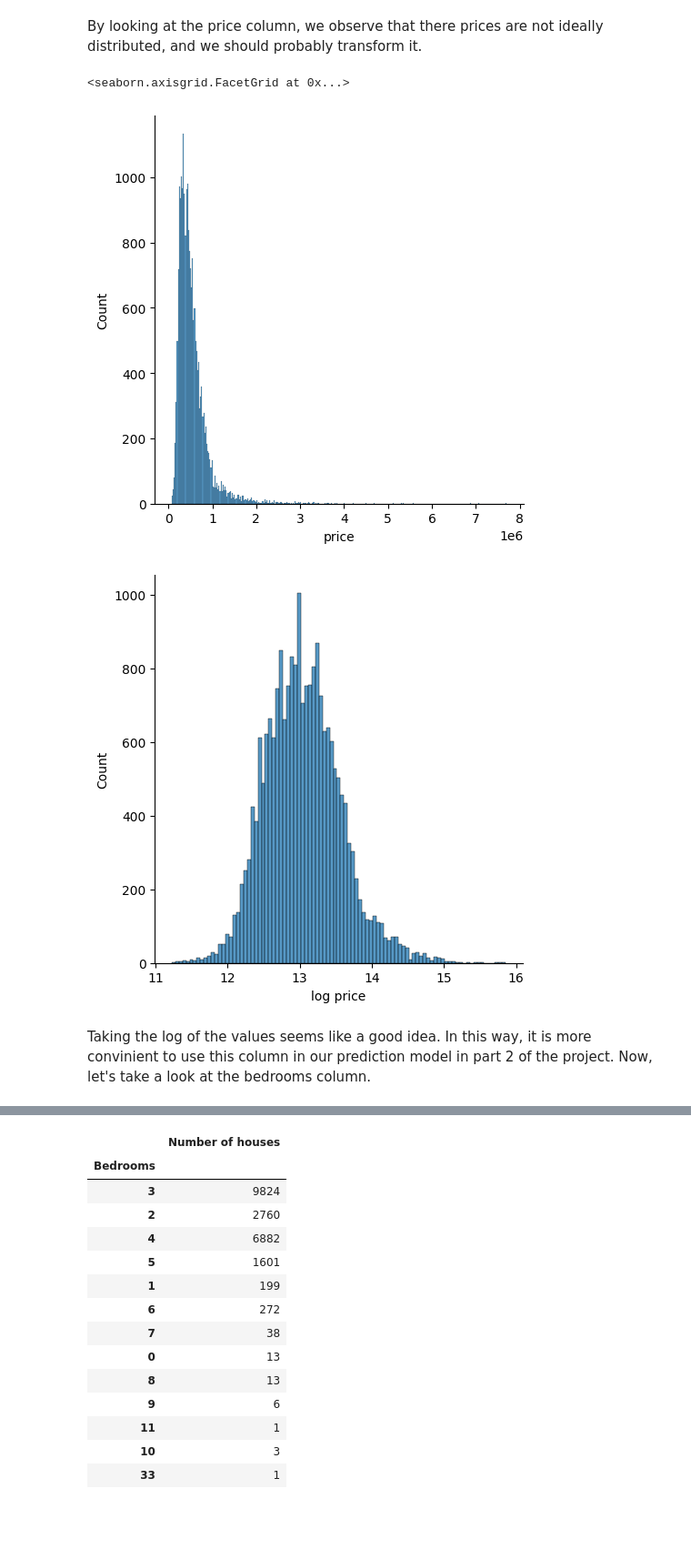
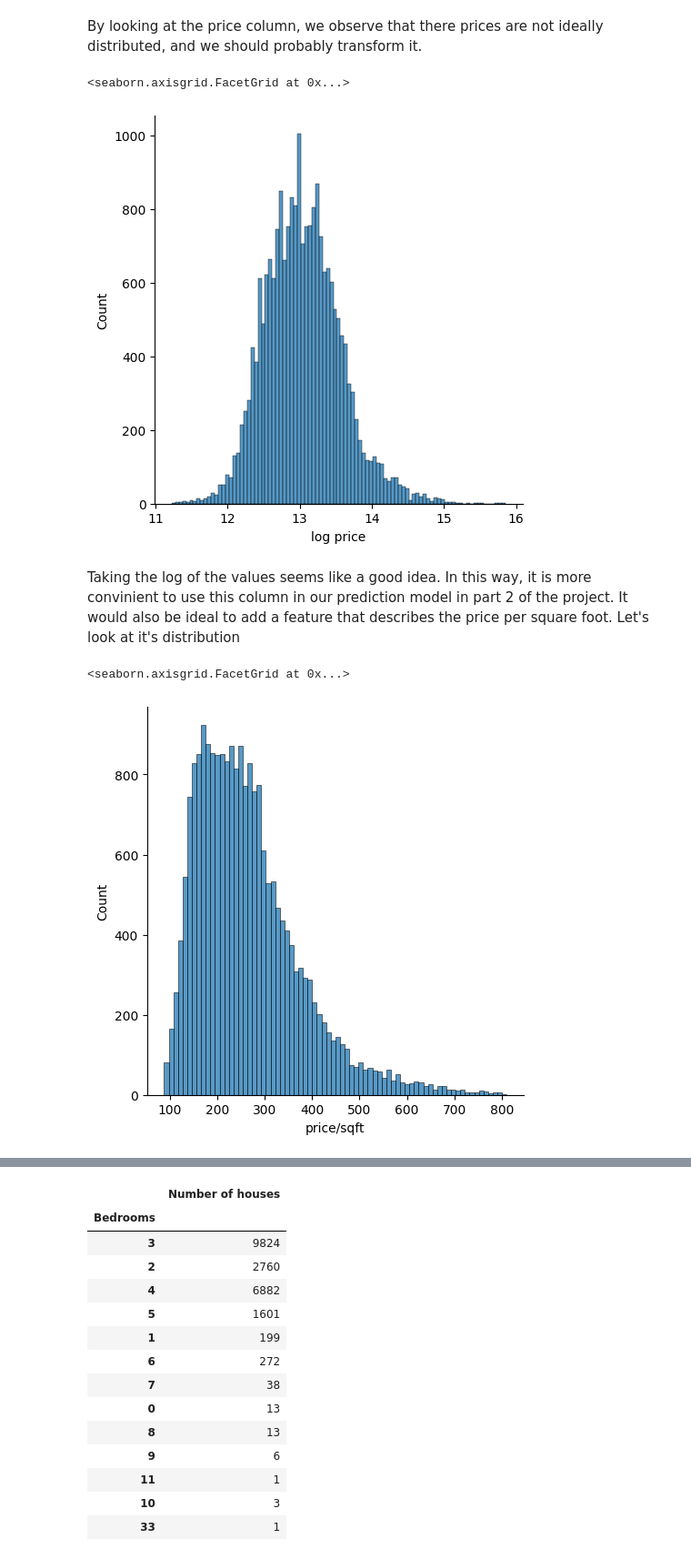
Before and after one commit to Sanketb2312/Info251-final-project, a Jupyter notebook: houseprediction.ipynb, the cells around one changed output, grey strips where cells are left out. Shown: that part at 91% size. Cells and saved outputs as stored; diff of their text form; code cells hidden in the pictures; blank space fills up the shorter version.

```diff
--- a/houseprediction.ipynb
+++ b/houseprediction.ipynb
@@ -139,13 +149,16 @@ data.head()
 # %% [markdown]
 By looking at the price column, we observe that there prices are not ideally distributed, and we should probably transform it.
 # %%
-
-sns.displot(data['price'])
 data['log price'] = data['price'].apply(lambda x: np.log(x))
 sns.displot(data['log price'])
 # %% [output]
 <seaborn.axisgrid.FacetGrid at 0x...>
-[figure, old version]
+[figure, new version]
-[figure, removed]
 # %% [markdown]
-Taking the log of the values seems like a good idea. In this way, it is more convinient to use this column in our prediction model in part 2 of the project. Now, let's take a look at the bedrooms column.
+Taking the log of the values seems like a good idea. In this way, it is more convinient to use this column in our prediction model in part 2 of the project. It would also be ideal to add a feature that describes the price per square foot. Let's look at it's distribution
+# %%
+data['price/sqft']= data['price'] / data['sqft_living']
+sns.displot(data['price/sqft'])
+# %% [output]
+<seaborn.axisgrid.FacetGrid at 0x...>
+[figure, added]
```
Also changed, not shown: parts of 14 cells of this notebook.
